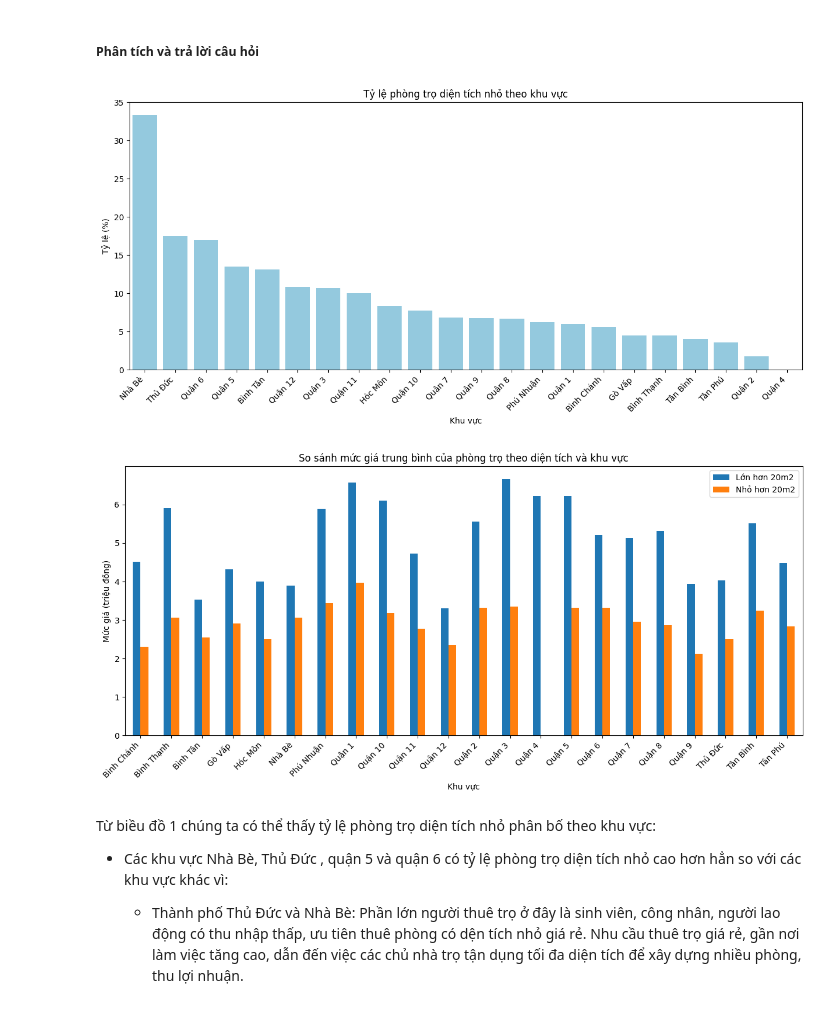
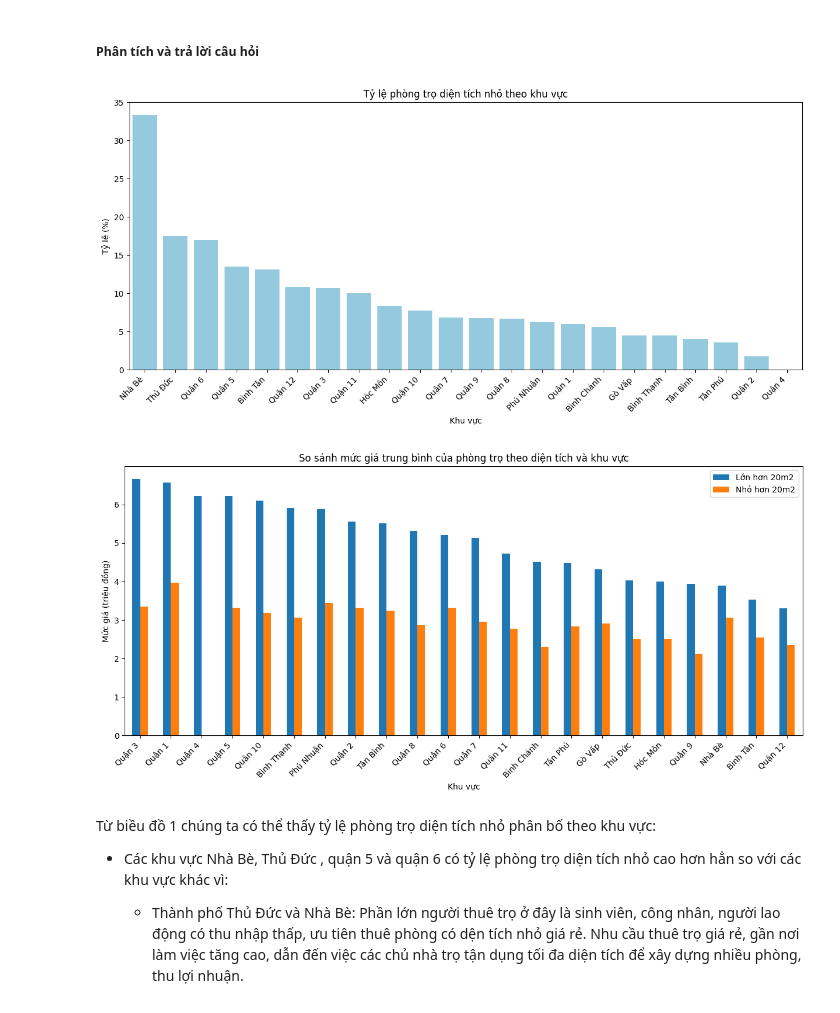
Before and after one commit to HoanggNguyen/DS_FinalProject, a Jupyter notebook: Question_Answer.ipynb, the cells around one changed output. Drawn from its saved outputs; the diff is of its cells as text; code cells hidden in the pictures.

```diff
--- a/Question_Answer.ipynb
+++ b/Question_Answer.ipynb
@@ -460,30 +460,31 @@ data_Q2['La_phong_tro_dien_tich_nho'] = (data_Q2['Diện tích'] < 20)
 # %%
 #Tính giá trị trung bình theo nhóm
 gia_tb_theo_dien_tich = data_Q2.groupby(['Địa chỉ','La_phong_tro_dien_tich_nho'])['Mức giá'].mean().unstack()
+gia_tb_theo_dien_tich = gia_tb_theo_dien_tich.sort_values(by=False, ascending=False)
 ty_le_phong_tro_S_nho= data_Q2.groupby('Địa chỉ')['La_phong_tro_dien_tich_nho'].mean() * 100
 ty_le_phong_tro_S_nho = ty_le_phong_tro_S_nho.sort_values(ascending=False)
 
 # Biểu đồ 1: Tỷ lệ phòng trọ diện tích nhỏ theo khu vực
 plt.figure(figsize=(15, 6))
 ty_le_phong_tro_S_nho
 sns.barplot(x=ty_le_phong_tro_S_nho.index, y=ty_le_phong_tro_S_nho.values, color='skyblue')
 plt.title("Tỷ lệ phòng trọ diện tích nhỏ theo khu vực")
 plt.xlabel("Khu vực")
 plt.ylabel("Tỷ lệ (%)")
 plt.xticks(rotation=45, ha='right')
 plt.show()
 
 #Biểu đồ 2: So sánh mức giá trung bình của phòng trọ diện tích nhỏ và lớn theo khu vực
 gia_tb_theo_dien_tich.plot(kind='bar', figsize=(15,6))
 plt.title("So sánh mức giá trung bình của phòng trọ theo diện tích và khu vực")
 plt.xlabel("Khu vực")
 plt.ylabel("Mức giá (triệu đồng)")
 plt.xticks(rotation=45, ha='right')
 plt.legend(['Lớn hơn 20m2','Nhỏ hơn 20m2'])
 plt.show()
 # %% [output]
 [figure]
-[figure, old version]
+[figure, new version]
 # %% [markdown]
 Từ biều đồ 1 chúng ta có thể thấy tỷ lệ phòng trọ diện tích nhỏ phân bố theo khu vực:
 - Các khu vực Nhà Bè, Thủ Đức , quận 5 và quận 6 có tỷ lệ phòng trọ diện tích nhỏ cao hơn hẳn so với các khu vực khác vì:
```
